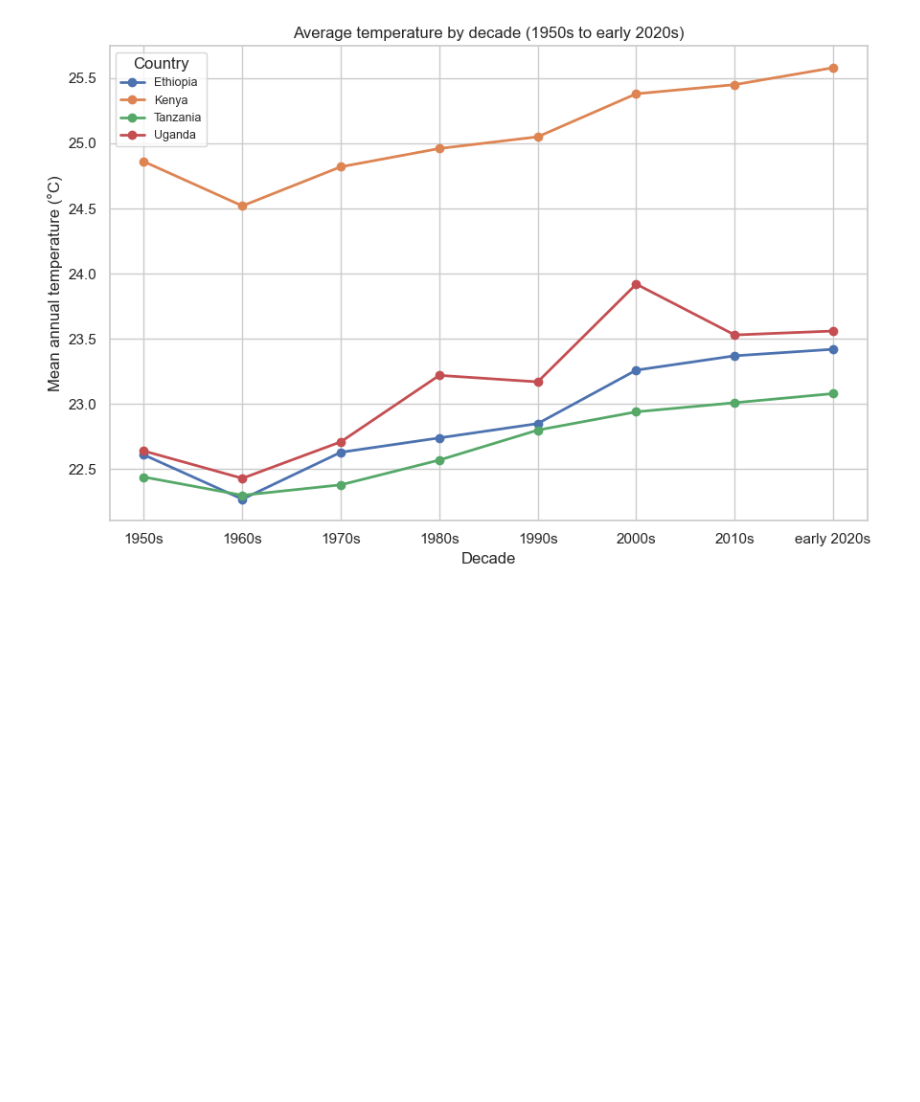
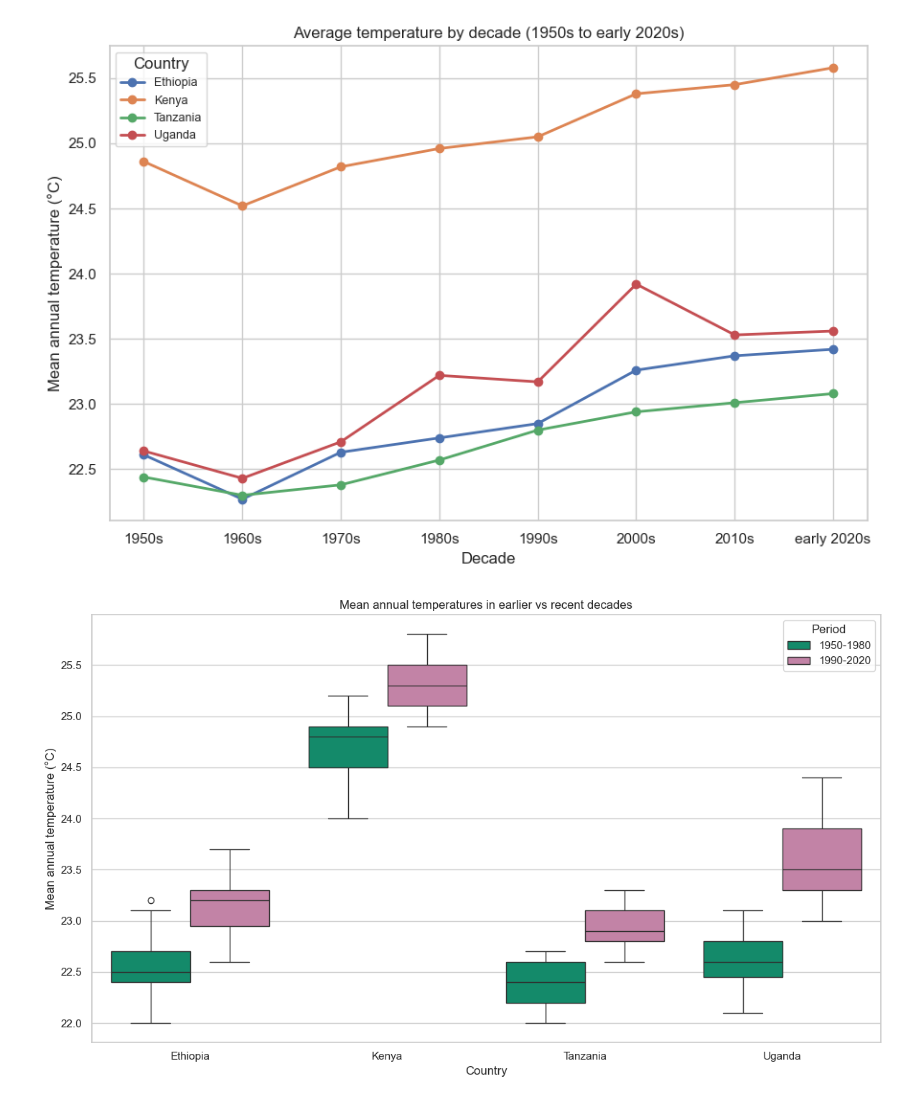
Before and after one commit to venusony/Climate-Malnutrition-EastAfrica, a Jupyter notebook: climate plus region data/_climate_context.ipynb, the cells around one changed output. Drawn from its saved outputs; the diff is of its cells as text; code cells hidden in the pictures; blank space fills up the shorter version.

Commit message:
added to climate visualization

```diff
--- a/climate plus region data/_climate_context.ipynb
+++ b/climate plus region data/_climate_context.ipynb
@@ -223,3 +223,36 @@ plt.tight_layout()
 plt.show()
 # %% [output]
 [figure]
+# %%
+early = climate_all[(climate_all["year"] >= 1950) & (climate_all["year"] <= 1980)].copy()
+late = climate_all[(climate_all["year"] >= 1990) & (climate_all["year"] <= 2020)].copy()
+
+early["period"] = "1950-1980"
+late["period"] = "1990-2020"
+
+# put the two pieces together
+temp_period = pd.concat([early, late], ignore_index=True)
+
+# colorblind friendly palette
+period_colors = {
+    "1950-1980": "#009E73",   # teal
+    "1990-2020": "#CC79A7",   # magenta
+}
+
+plt.figure(figsize=(12, 7))
+sns.boxplot(
+    data=temp_period,
+    x="country",
+    y="temp_ann",
+    hue="period",
+    palette=period_colors
+)
+
+plt.xlabel("Country")
+plt.ylabel("Mean annual temperature (°C)")
+plt.title("Mean annual temperatures in earlier vs recent decades")
+plt.legend(title="Period")
+plt.tight_layout()
+plt.show()
+# %% [output]
+[figure, added]
```
